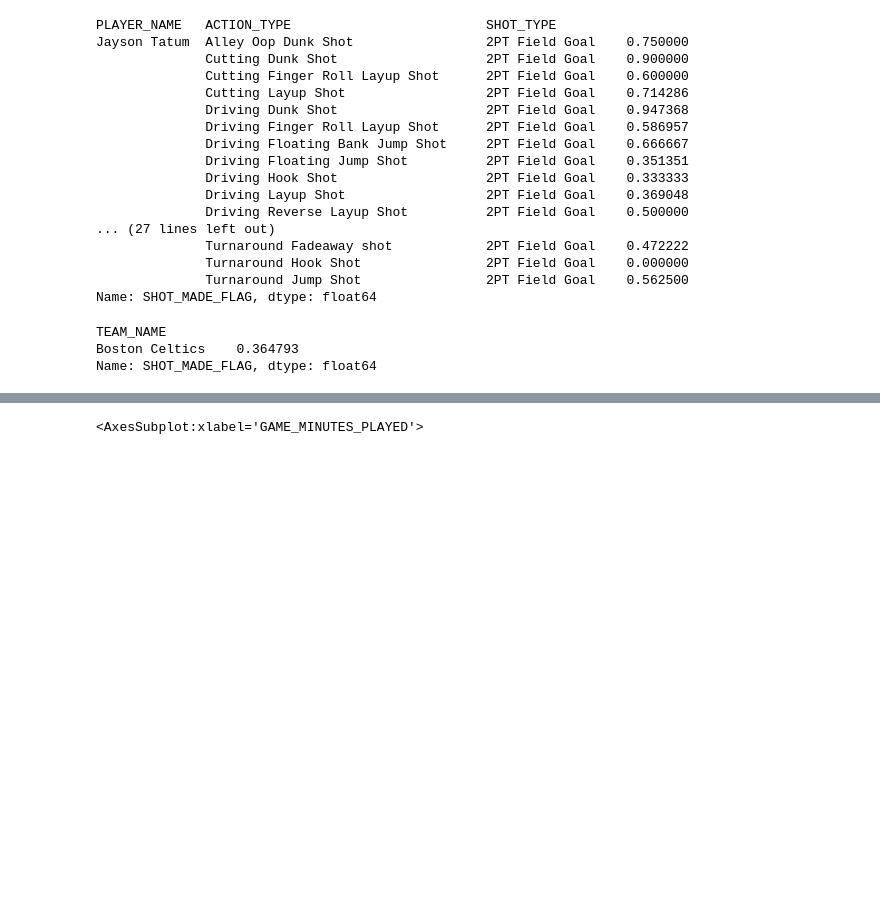
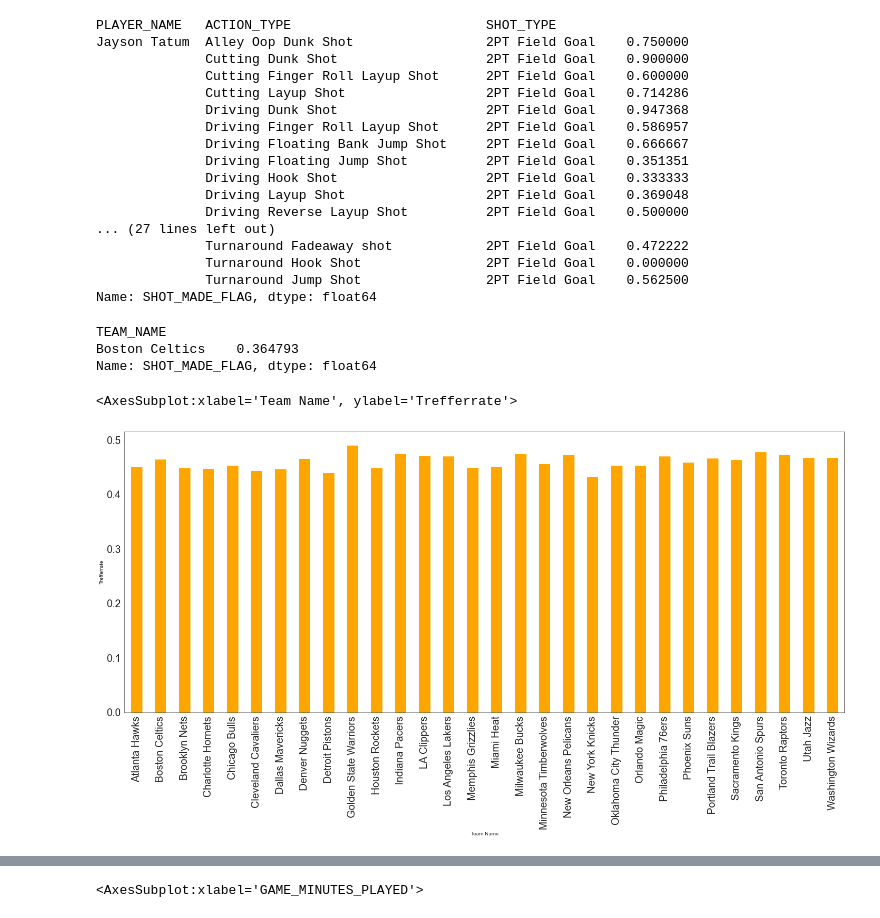
Before and after one commit to JonasBrichzin/nba_shot_tracking_1.1, a Jupyter notebook: import_data.ipynb, the cells around one changed output, grey strips where cells are left out. Cells and saved outputs as stored; diff of their text form; code cells hidden in the pictures; blank space fills up the shorter version.

Commit message:
graph

```diff
--- a/import_data.ipynb
+++ b/import_data.ipynb
@@ -104,3 +104,10 @@ hitrateTeamShottype("Boston Celtics", "3PT Field Goal")
 TEAM_NAME
 Boston Celtics    0.364793
 Name: SHOT_MADE_FLAG, dtype: float64
+# %%
+def hitTeam():
+    return db.groupby("TEAM_NAME"). SHOT_MADE_FLAG.mean()
+(hitTeam()).plot(kind="bar", xlabel=("Team Name"), ylabel=("Trefferrate"), color="orange", figsize=(25, 10), fontsize=20)
+# %% [output]
+<AxesSubplot:xlabel='Team Name', ylabel='Trefferrate'>
+[figure, added]
```
Also changed, not shown: parts of 7 cells of this notebook.
